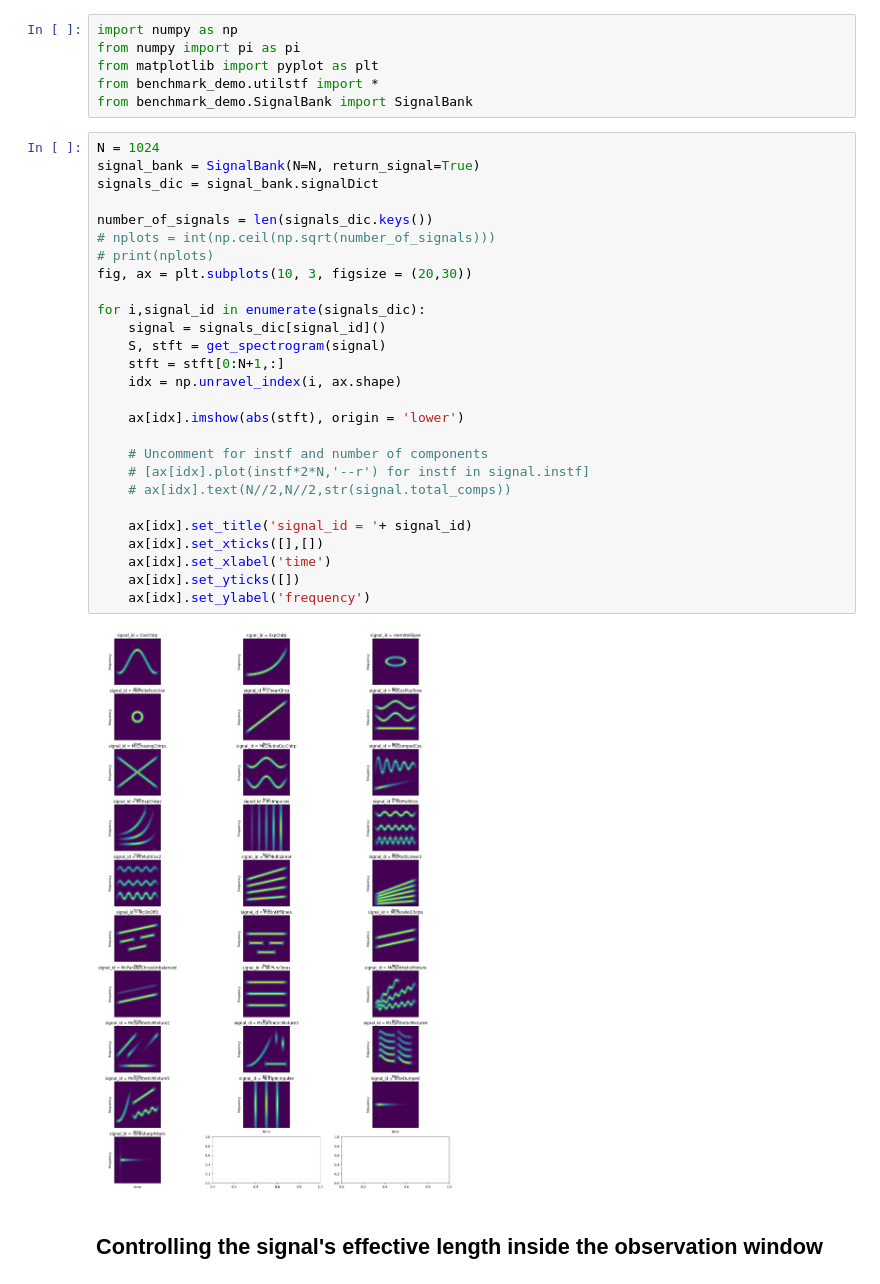
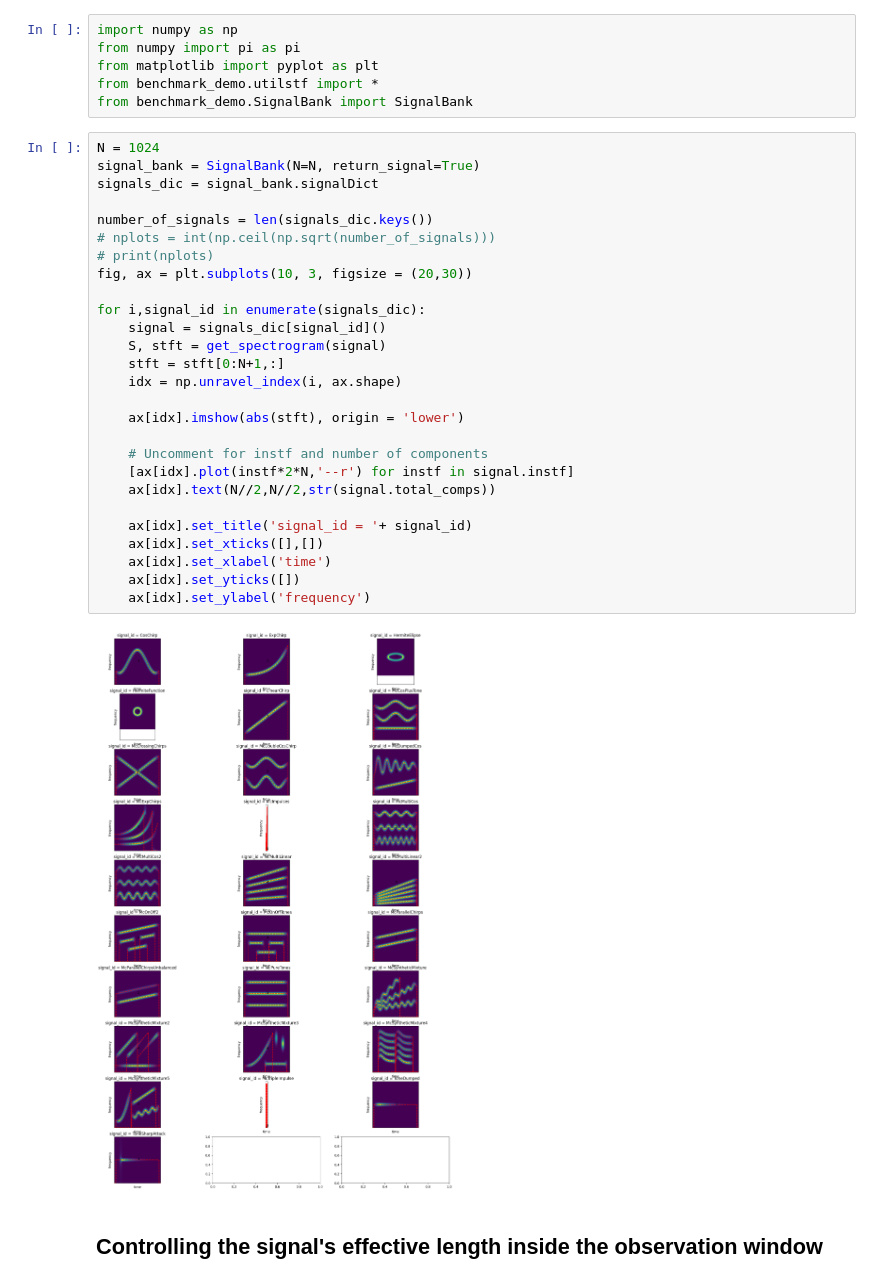
Before and after one commit to jmiramont/benchmarks_eusipco2023, a Jupyter notebook: notebooks/demo_signal_bank.ipynb, the cells around one changed output. Cells and saved outputs as stored; diff of their text form.

```diff
--- a/notebooks/demo_signal_bank.ipynb
+++ b/notebooks/demo_signal_bank.ipynb
@@ -11,32 +11,32 @@ from benchmark_demo.SignalBank import SignalBank
 # %%
 N = 1024
 signal_bank = SignalBank(N=N, return_signal=True)
 signals_dic = signal_bank.signalDict
 
 number_of_signals = len(signals_dic.keys())
 # nplots = int(np.ceil(np.sqrt(number_of_signals)))
 # print(nplots)
 fig, ax = plt.subplots(10, 3, figsize = (20,30))
 
 for i,signal_id in enumerate(signals_dic):
     signal = signals_dic[signal_id]()
     S, stft = get_spectrogram(signal)
     stft = stft[0:N+1,:]
     idx = np.unravel_index(i, ax.shape)
 
     ax[idx].imshow(abs(stft), origin = 'lower')
 
     # Uncomment for instf and number of components
-    # [ax[idx].plot(instf*2*N,'--r') for instf in signal.instf]
-    # ax[idx].text(N//2,N//2,str(signal.total_comps))
+    [ax[idx].plot(instf*2*N,'--r') for instf in signal.instf]
+    ax[idx].text(N//2,N//2,str(signal.total_comps))
 
     ax[idx].set_title('signal_id = '+ signal_id)
     ax[idx].set_xticks([],[])
     ax[idx].set_xlabel('time')
     ax[idx].set_yticks([])
     ax[idx].set_ylabel('frequency')
 # %% [output]
-[figure, old version]
+[figure, new version]
 # %% [markdown]
 ## Controlling the signal's effective length inside the observation window
 # %%
```
Also changed, not shown: 36 other files.
